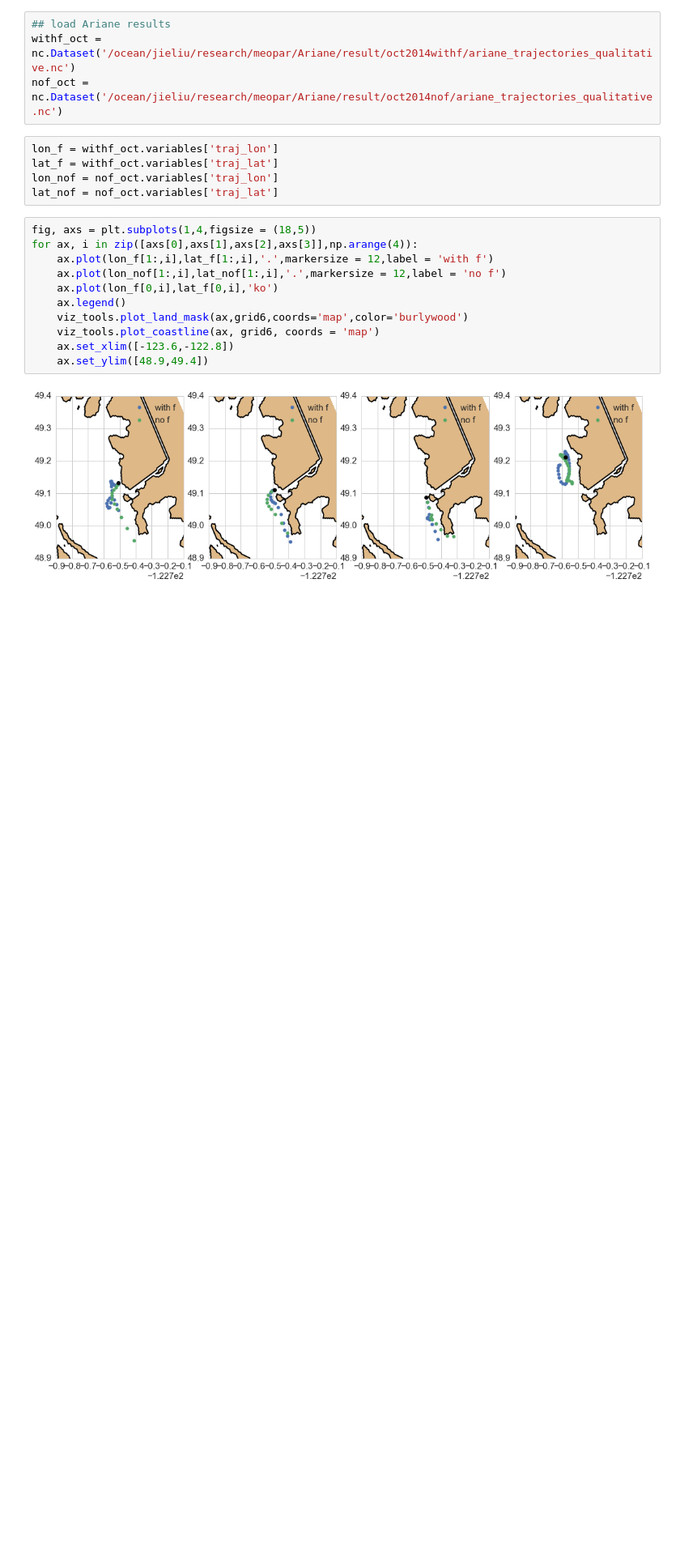
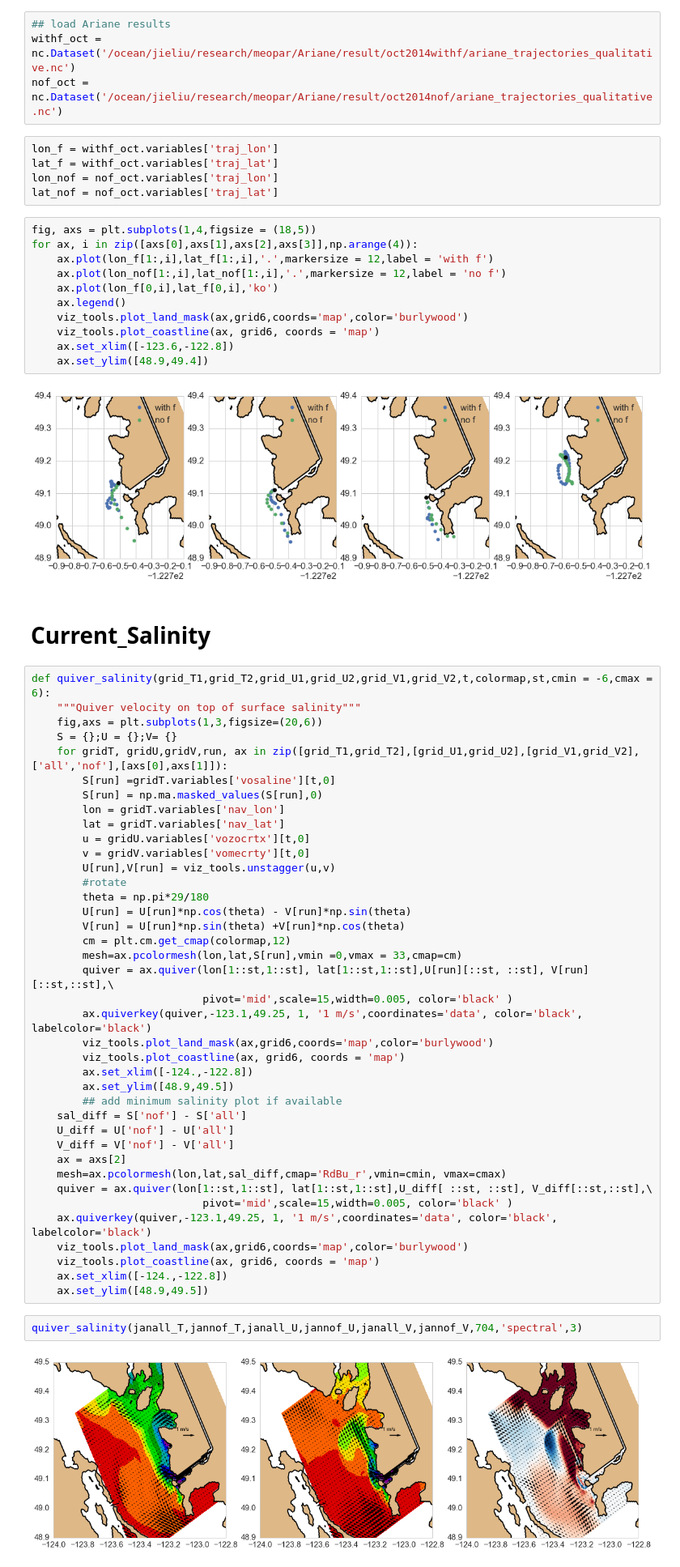
Before and after one commit to SalishSeaCast/analysis-jie, a Jupyter notebook: jie/surface_current/NearFieldWithoutF.ipynb, the cells around one changed output. Shown at 81% size. Drawn from its saved outputs; the diff is of its cells as text; blank space fills up the shorter version.

```diff
--- a/jie/surface_current/NearFieldWithoutF.ipynb
+++ b/jie/surface_current/NearFieldWithoutF.ipynb
@@ -237,3 +237,48 @@ for ax, i in zip([axs[0],axs[1],axs[2],axs[3]],np.arange(4)):
     ax.set_ylim([48.9,49.4])
 # %% [output]
 [figure]
+# %% [markdown]
+# Current_Salinity
+# %%
+def quiver_salinity(grid_T1,grid_T2,grid_U1,grid_U2,grid_V1,grid_V2,t,colormap,st,cmin = -6,cmax = 6):
+    """Quiver velocity on top of surface salinity"""
+    fig,axs = plt.subplots(1,3,figsize=(20,6))
+    S = {};U = {};V= {}
+    for gridT, gridU,gridV,run, ax in zip([grid_T1,grid_T2],[grid_U1,grid_U2],[grid_V1,grid_V2],['all','nof'],[axs[0],axs[1]]):
+        S[run] =gridT.variables['vosaline'][t,0]
+        S[run] = np.ma.masked_values(S[run],0)
+        lon = gridT.variables['nav_lon']
+        lat = gridT.variables['nav_lat']
+        u = gridU.variables['vozocrtx'][t,0]
+        v = gridV.variables['vomecrty'][t,0]
+        U[run],V[run] = viz_tools.unstagger(u,v)
+        #rotate
+        theta = np.pi*29/180
+        U[run] = U[run]*np.cos(theta) - V[run]*np.sin(theta)
+        V[run] = U[run]*np.sin(theta) +V[run]*np.cos(theta)
+        cm = plt.cm.get_cmap(colormap,12)
+        mesh=ax.pcolormesh(lon,lat,S[run],vmin =0,vmax = 33,cmap=cm)
+        quiver = ax.quiver(lon[1::st,1::st], lat[1::st,1::st],U[run][::st, ::st], V[run][::st,::st],\
+                           pivot='mid',scale=15,width=0.005, color='black' )
+        ax.quiverkey(quiver,-123.1,49.25, 1, '1 m/s',coordinates='data', color='black', labelcolor='black')
+        viz_tools.plot_land_mask(ax,grid6,coords='map',color='burlywood')
+        viz_tools.plot_coastline(ax, grid6, coords = 'map')
+        ax.set_xlim([-124.,-122.8])
+        ax.set_ylim([48.9,49.5])
+        ## add minimum salinity plot if available
+    sal_diff = S['nof'] - S['all']
+    U_diff = U['nof'] - U['all']
+    V_diff = V['nof'] - V['all']
+    ax = axs[2]
+    mesh=ax.pcolormesh(lon,lat,sal_diff,cmap='RdBu_r',vmin=cmin, vmax=cmax)
+    quiver = ax.quiver(lon[1::st,1::st], lat[1::st,1::st],U_diff[ ::st, ::st], V_diff[::st,::st],\
+                           pivot='mid',scale=15,width=0.005, color='black' )
+    ax.quiverkey(quiver,-123.1,49.25, 1, '1 m/s',coordinates='data', color='black', labelcolor='black')
+    viz_tools.plot_land_mask(ax,grid6,coords='map',color='burlywood')
+    viz_tools.plot_coastline(ax, grid6, coords = 'map')
+    ax.set_xlim([-124.,-122.8])
+    ax.set_ylim([48.9,49.5])
+# %%
+quiver_salinity(janall_T,jannof_T,janall_U,jannof_U,janall_V,jannof_V,704,'spectral',3)
+# %% [output]
+[figure, added]
```
Also changed, not shown: parts of 1 cell of this notebook.
